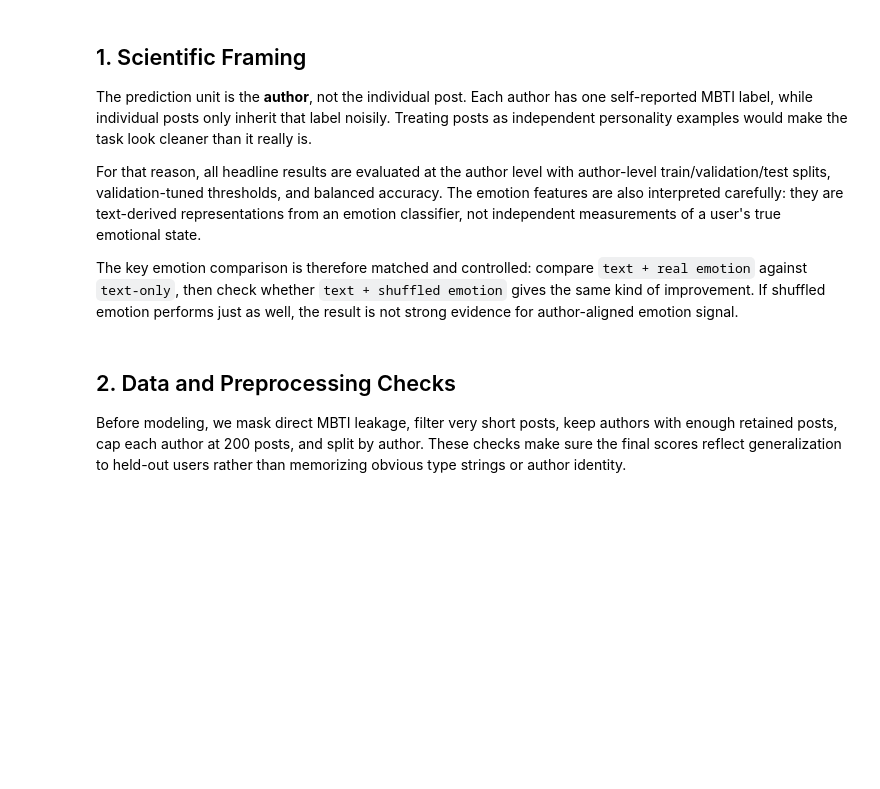
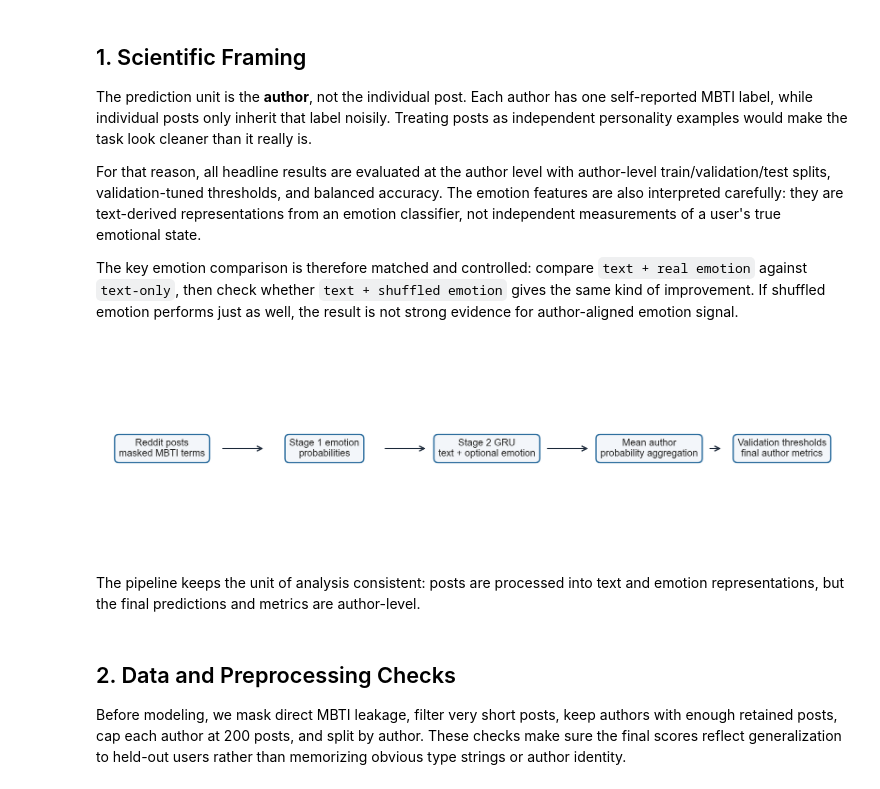
Before and after one commit to zih428/ac209b-emotion-mbti-final-project, a Jupyter notebook: milestones/ms4_final_modeling_deliverables/code/cs1090b_ms4_main_group66.ipynb, the cells around one changed output. Cells and saved outputs as stored; diff of their text form; code cells hidden in the pictures; blank space fills up the shorter version.

```diff
--- a/milestones/ms4_final_modeling_deliverables/code/cs1090b_ms4_main_group66.ipynb
+++ b/milestones/ms4_final_modeling_deliverables/code/cs1090b_ms4_main_group66.ipynb
@@ -41,6 +42,12 @@ The prediction unit is the **author**, not the individual post. Each author has
 For that reason, all headline results are evaluated at the author level with author-level train/validation/test splits, validation-tuned thresholds, and balanced accuracy. The emotion features are also interpreted carefully: they are text-derived representations from an emotion classifier, not independent measurements of a user's true emotional state.
 
 The key emotion comparison is therefore matched and controlled: compare `text + real emotion` against `text-only`, then check whether `text + shuffled emotion` gives the same kind of improvement. If shuffled emotion performs just as well, the result is not strong evidence for author-aligned emotion signal.
+# %%
+show_png("fig_ms4_pipeline_diagram.png")
+# %% [output]
+[figure, added]
+# %% [markdown]
+The pipeline keeps the unit of analysis consistent: posts are processed into text and emotion representations, but the final predictions and metrics are author-level.
 # %% [markdown]
 ## 2. Data and Preprocessing Checks
 
```
Also changed, not shown: parts of 11 cells of this notebook, 2 other files.
